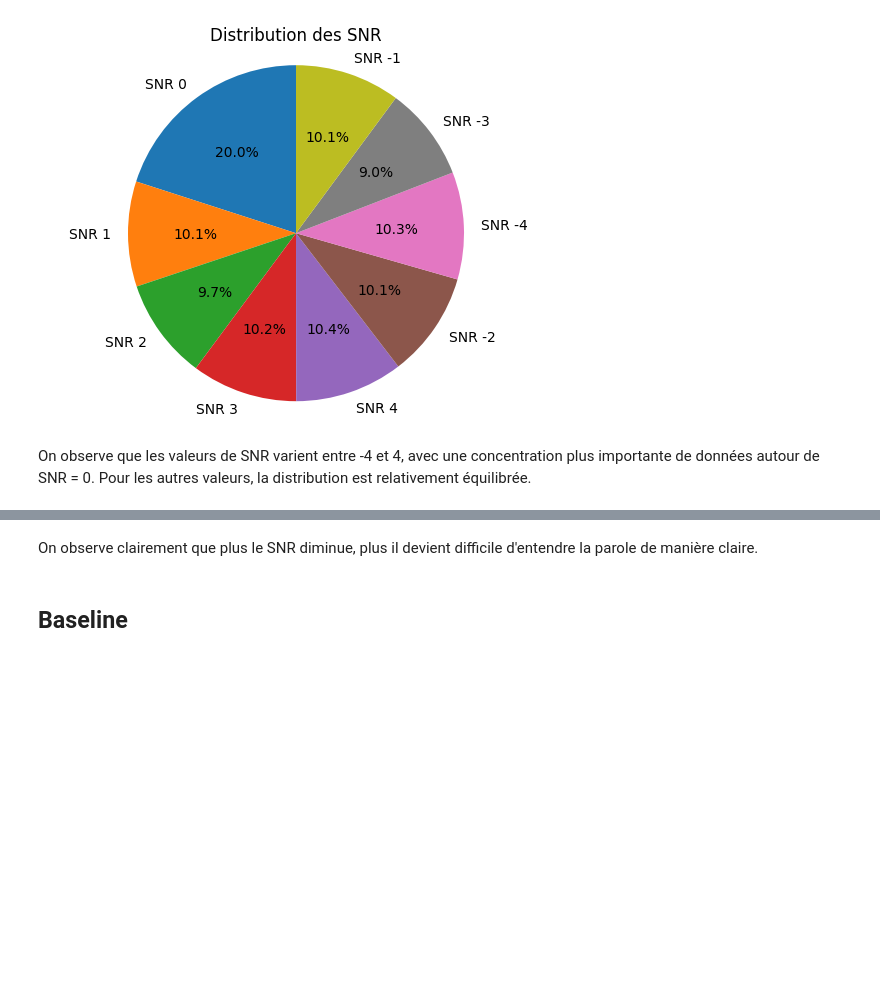
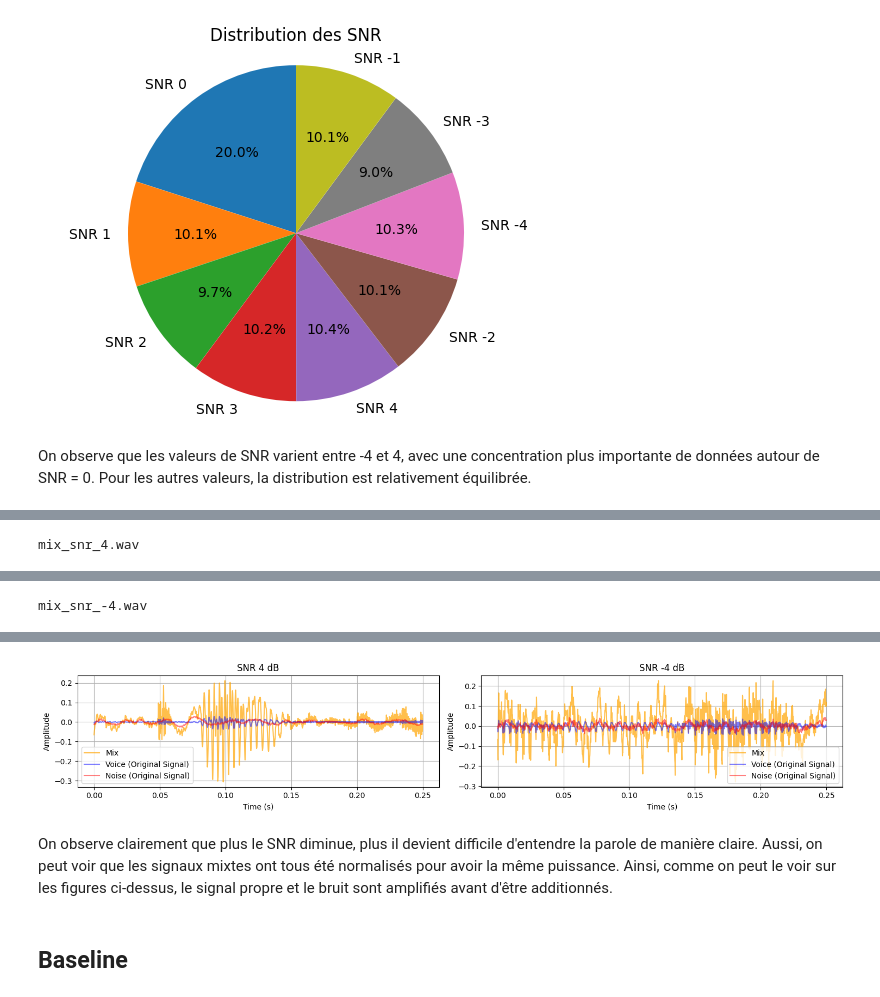
Before and after one commit to romainpujol/deep_learning_signal, a Jupyter notebook: source_separation_v2.ipynb, the cells around one changed output, grey strips where cells are left out. Saved outputs shown, nothing was run; the diff lists cells and outputs as text; code cells hidden in the pictures; blank space fills up the shorter version.

```diff
--- a/source_separation_v2.ipynb
+++ b/source_separation_v2.ipynb
@@ -43,8 +50,8 @@ Taille des données de test: 2000
 # %% [markdown]
 Nous commençons par explorer un échantillon des signaux disponibles.
 # %%
-index = str(random.randint(0, nb_train-1)).zfill(4)
-path = f'{TRAIN_DIR}/{index}'
+index = str(random.randint(0, nb_test-1)).zfill(4)
+path = f'{TEST_DIR}/{index}'
 
 for filename in os.listdir(path):
     if filename == "voice.wav":
@@ -84,16 +91,3 @@ plt.show()
 [figure]
 # %% [markdown]
 On observe que les valeurs de SNR varient entre -4 et 4, avec une concentration plus importante de données autour de SNR = 0. Pour les autres valeurs, la distribution est relativement équilibrée.
-# %%
-for snr in [4, 0, -4]:
-    for subdir in os.listdir(TRAIN_DIR):
-        subdir_path = os.path.join(TRAIN_DIR, subdir)
-
-        if os.path.isdir(subdir_path):
-            file_path = os.path.join(subdir_path, f"mix_snr_{snr}.wav")
-
-            if os.path.exists(file_path):
-                audio, sr = torchaudio.load(file_path)
-                print(f'mix_snr_{snr}.wav')
-                display(Audio(audio, rate=sr))
-                break
@@ -106,0 +94,52 @@ mix_snr_-4.wav
+# %%
+snrs = [4, -4]
+
+# Initialisation de la figure
+fig, axes = plt.subplots(1, len(snrs), figsize=(15, 3))  # Une ligne par SNR
+
+# Lecture et affichage pour chaque SNR
+for i, snr in enumerate(snrs):
+    for subdir in os.listdir(TRAIN_DIR):
+        subdir_path = os.path.join(TRAIN_DIR, subdir)
+
+        if os.path.isdir(subdir_path):
+            # Chemins des fichiers audio
+            mix_file_path = os.path.join(subdir_path, f"mix_snr_{snr}.wav")
+            voice_file_path = os.path.join(subdir_path, "voice.wav")
+            noise_file_path = os.path.join(subdir_path, "noise.wav")
+
+            if os.path.exists(mix_file_path) and os.path.exists(voice_file_path):
+                # Charger les fichiers audio
+                mix, sr = torchaudio.load(mix_file_path)
+                voice, _ = torchaudio.load(voice_file_path)
+                noise, _ = torchaudio.load(noise_file_path)
+
+                print(f"mix_snr_{snr}.wav")
+                display(Audio(mix, rate=sr))
+
+                # Convertir en numpy (premier canal uniquement)
+                mix = mix[:, :(sr//4)][0].numpy()
+                voice = voice[:, :(sr//4)][0].numpy()
+                noise = noise[:, :(sr//4)][0].numpy()
+
+                # Créer l'axe temporel
+                time = [t / sr_mix for t in range(len(mix))]
+
+
+                # Tracer mix et voice sur le même graphe
+                axes[i].plot(time, mix, label="Mix", color="orange", alpha=0.7)
+                axes[i].plot(time, voice, label="Voice (Original Signal)", color="blue", alpha=0.5)
+                axes[i].plot(time, noise, label="Noise (Original Signal)", color="red", alpha=0.5)
+                axes[i].set_title(f"SNR {snr} dB")
+                axes[i].set_xlabel("Time (s)")
+                axes[i].set_ylabel("Amplitude")
+                axes[i].legend()
+                axes[i].grid()
+
+                break  # Sortir après avoir trouvé un fichier pour ce SNR
+
+# Ajustement des espaces
+plt.tight_layout()
+plt.show()
+# %% [output]
+mix_snr_4.wav
@@ -106,0 +147 @@ mix_snr_-4.wav
+mix_snr_-4.wav
@@ -107,5 +149,6 @@ mix_snr_-4.wav
+[figure, added]
 # %% [markdown]
-On observe clairement que plus le SNR diminue, plus il devient difficile d'entendre la parole de manière claire.
+On observe clairement que plus le SNR diminue, plus il devient difficile d'entendre la parole de manière claire. Aussi, on peut voir que les signaux mixtes ont tous été normalisés pour avoir la même puissance. Ainsi, comme on peut le voir sur les figures ci-dessus, le signal propre et le bruit sont amplifiés avant d'être additionnés.
 # %% [markdown]
 ## Baseline
 # %% [markdown]
```
Also changed, not shown: parts of 29 cells of this notebook, 1 other file.
